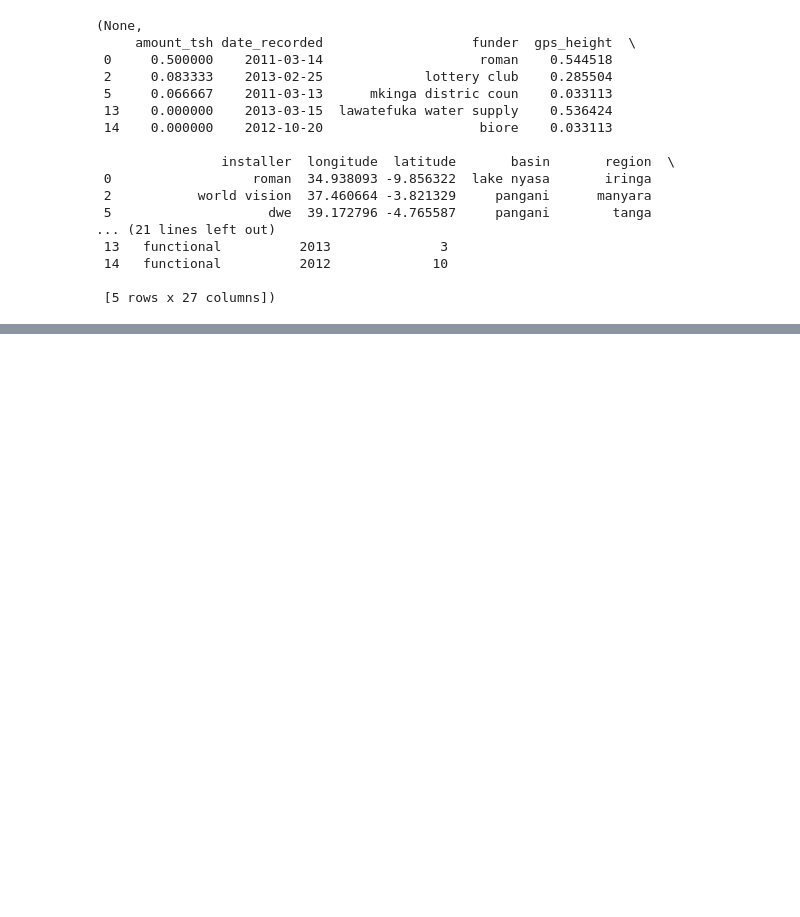
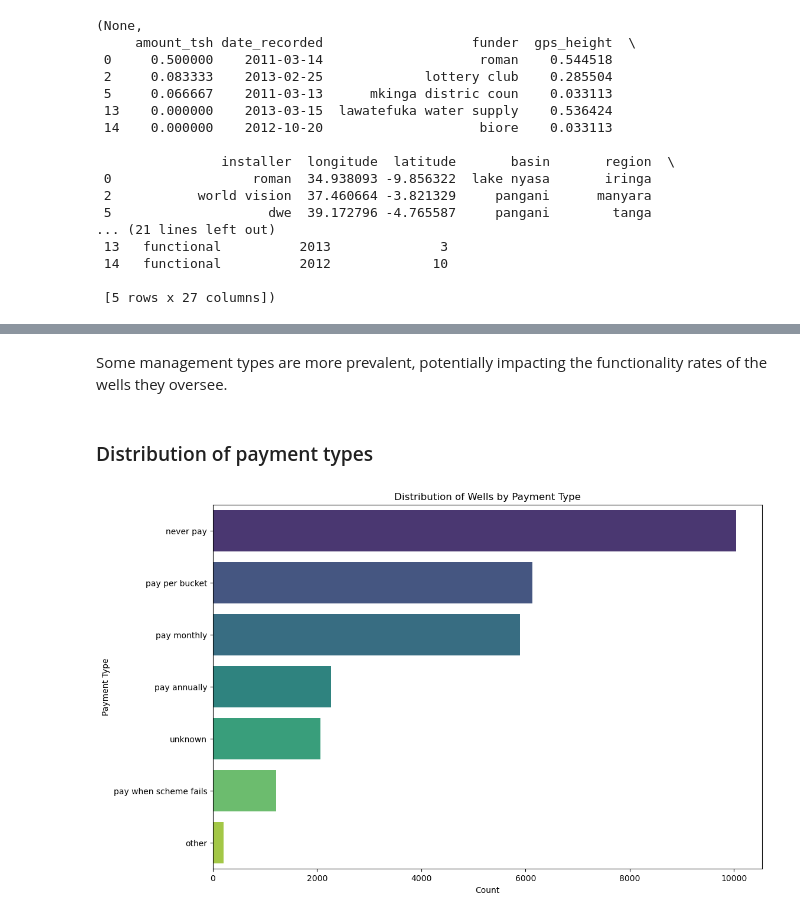
Before and after one commit to dennis2440/dsc-phase-3-project, a Jupyter notebook: Projetct.ipynb, the cells around one changed output, grey strips where cells are left out. Drawn from its saved outputs; the diff is of its cells as text; code cells hidden in the pictures; blank space fills up the shorter version.

```diff
--- a/Projetct.ipynb
+++ b/Projetct.ipynb
@@ -252,0 +301,14 @@ memory usage: 5.9+ MB
+# %% [markdown]
+Some management types are more prevalent, potentially impacting the functionality rates of the wells they oversee.
+# %% [markdown]
+### Distribution of payment types
+# %%
+# distribution of payment types
+plt.figure(figsize=(12, 8))
+sns.countplot(data=data, y='payment', palette='viridis', order=data['payment'].value_counts().index)
+plt.title('Distribution of Wells by Payment Type')
+plt.xlabel('Count')
+plt.ylabel('Payment Type')
+plt.show()
+# %% [output]
+[figure, added]
```
Also changed, not shown: parts of 25 cells of this notebook.
